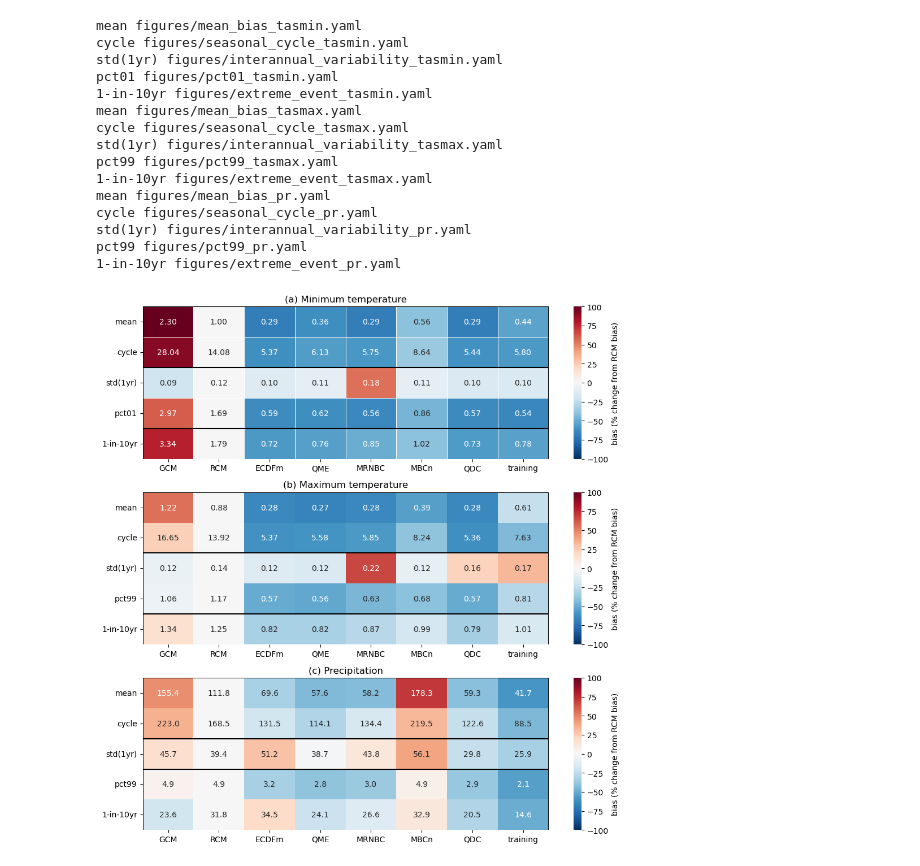
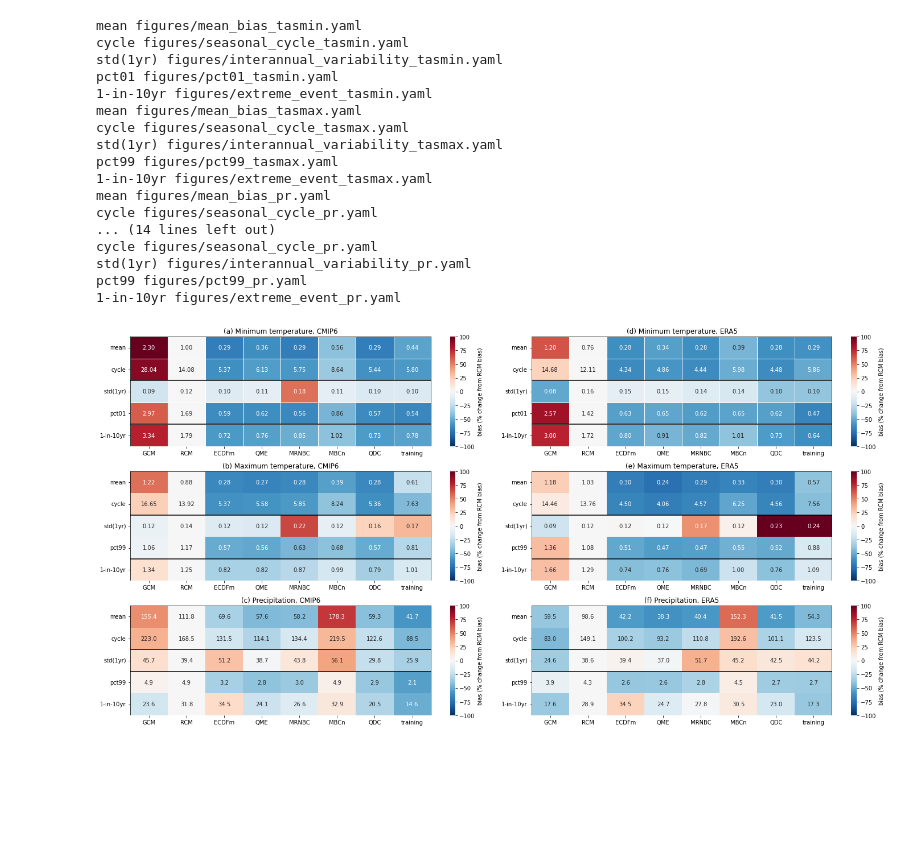
Before and after one commit to AusClimateService/npcp, a Jupyter notebook: reports/phase1/summary_heatmap.ipynb, the cells around one changed output. Saved outputs shown, nothing was run; the diff lists cells and outputs as text; code cells hidden in the pictures; blank space fills up the shorter version.

```diff
--- a/reports/phase1/summary_heatmap.ipynb
+++ b/reports/phase1/summary_heatmap.ipynb
@@ -200,19 +256,21 @@ pct99 figures/pct99_pr.yaml
 # %%
-plot_task('xval', gcms='CMIP6')
+plot_task('xval')
 # %% [output]
 mean figures/mean_bias_tasmin.yaml
 cycle figures/seasonal_cycle_tasmin.yaml
 std(1yr) figures/interannual_variability_tasmin.yaml
 pct01 figures/pct01_tasmin.yaml
 1-in-10yr figures/extreme_event_tasmin.yaml
 mean figures/mean_bias_tasmax.yaml
 cycle figures/seasonal_cycle_tasmax.yaml
 std(1yr) figures/interannual_variability_tasmax.yaml
 pct99 figures/pct99_tasmax.yaml
 1-in-10yr figures/extreme_event_tasmax.yaml
 mean figures/mean_bias_pr.yaml
 cycle figures/seasonal_cycle_pr.yaml
+... (14 lines left out)
+cycle figures/seasonal_cycle_pr.yaml
 std(1yr) figures/interannual_variability_pr.yaml
 pct99 figures/pct99_pr.yaml
 1-in-10yr figures/extreme_event_pr.yaml
-[figure, old version]
+[figure, new version]
```
Also changed, not shown: parts of 4 cells of this notebook, 3 other files.
